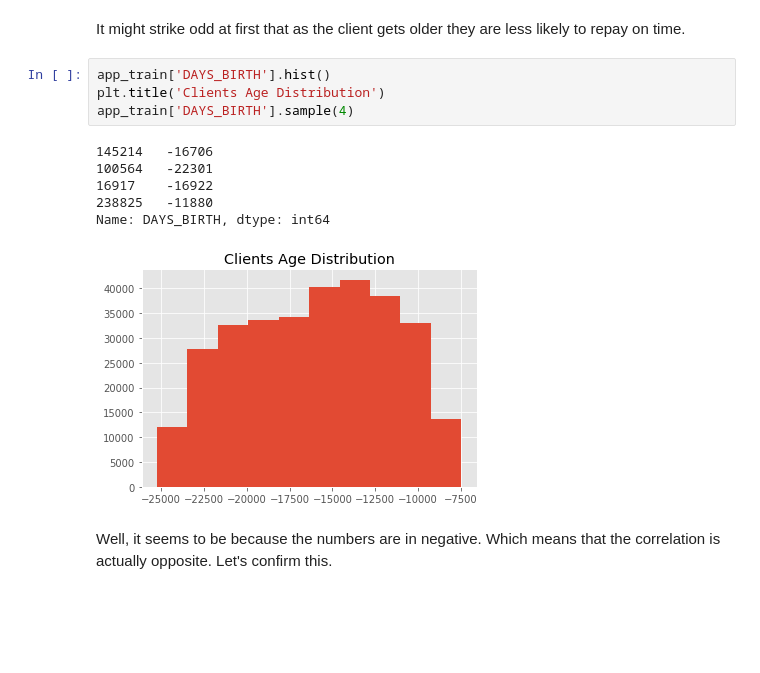
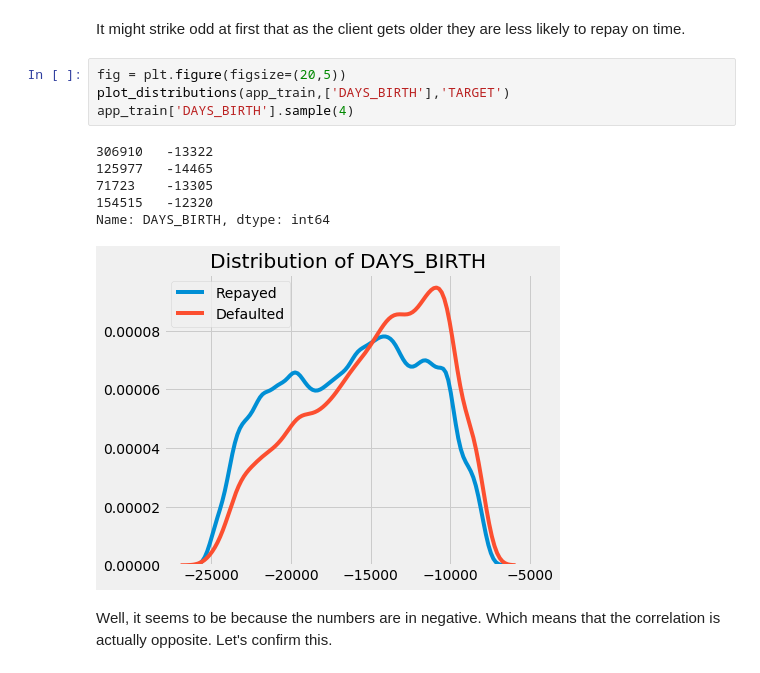
Before and after one commit to ashiquem/home-credit-default-risk, a Jupyter notebook: defaultRisk.ipynb, the cells around one changed output. Saved outputs shown, nothing was run; the diff lists cells and outputs as text; blank space fills up the shorter version.

```diff
--- a/defaultRisk.ipynb
+++ b/defaultRisk.ipynb
@@ -240,17 +238,17 @@ plot_distributions(app_train,nc_features,'TARGET')
 #### Age (DAYS_BIRTH):
 # %% [markdown]
 It might strike odd at first that as the client gets older they are less likely to repay on time.
-# %%
-app_train['DAYS_BIRTH'].hist()
-plt.title('Clients Age Distribution')
-app_train['DAYS_BIRTH'].sample(4)
-# %% [output]
-145214   -16706
-100564   -22301
-16917    -16922
-238825   -11880
-Name: DAYS_BIRTH, dtype: int64
-[figure, removed]
+# %%
+fig = plt.figure(figsize=(20,5))
+plot_distributions(app_train,['DAYS_BIRTH'],'TARGET')
+app_train['DAYS_BIRTH'].sample(4)
+# %% [output]
+306910   -13322
+125977   -14465
+71723    -13305
+154515   -12320
+Name: DAYS_BIRTH, dtype: int64
+[figure, added]
 # %% [markdown]
 Well, it seems to be because the numbers are in negative. Which means that the correlation is actually opposite. Let's confirm this.
 # %%
```
Also changed, not shown: parts of 26 cells of this notebook.
